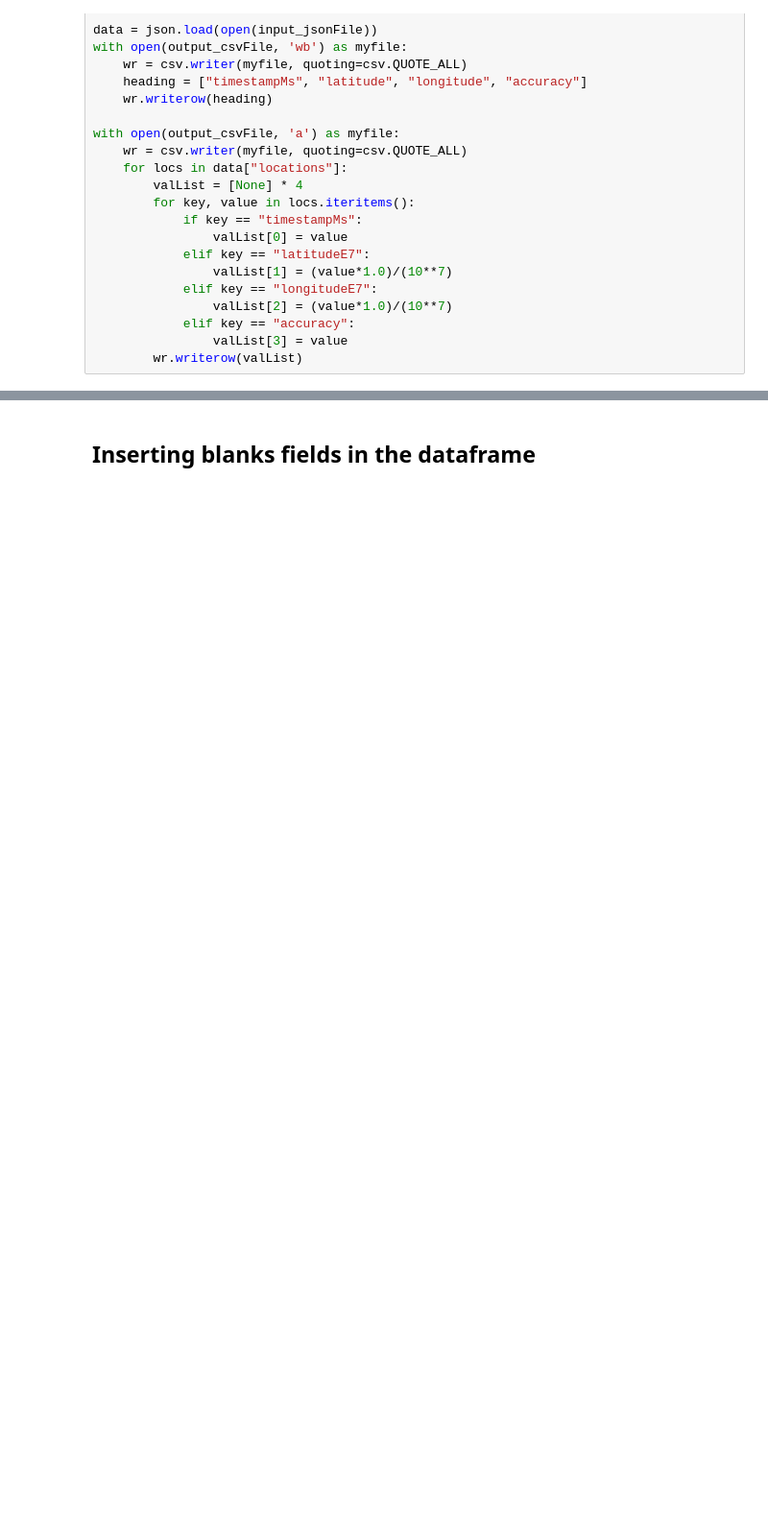
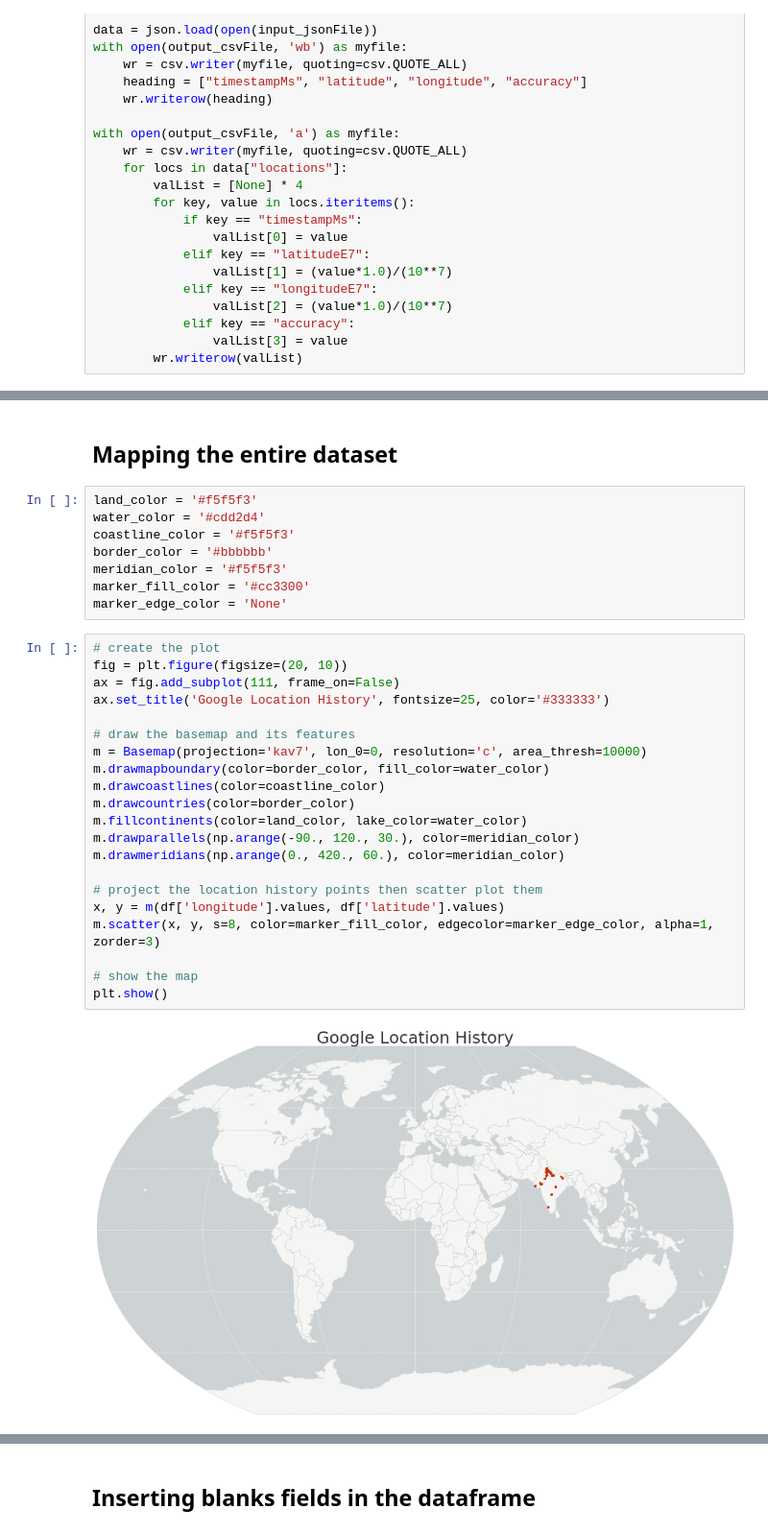
Before and after one commit to guptashivam27/Explorify, a Jupyter notebook: Explorify - A Location Recommender.ipynb, the cells around one changed output, grey strips where cells are left out. Shown: that part at 96% size. Drawn from its saved outputs; the diff is of its cells as text; blank space fills up the shorter version.

```diff
--- a/Explorify - A Location Recommender.ipynb
+++ b/Explorify - A Location Recommender.ipynb
@@ -46 +74,34 @@ with open(output_csvFile, 'a') as myfile:
+# %% [markdown]
+## Mapping the entire dataset
+# %%
+land_color = '#f5f5f3'
+water_color = '#cdd2d4'
+coastline_color = '#f5f5f3'
+border_color = '#bbbbbb'
+meridian_color = '#f5f5f3'
+marker_fill_color = '#cc3300'
+marker_edge_color = 'None'
+# %%
+# create the plot
+fig = plt.figure(figsize=(20, 10))
+ax = fig.add_subplot(111, frame_on=False)
+ax.set_title('Google Location History', fontsize=25, color='#333333')
+
+# draw the basemap and its features
+m = Basemap(projection='kav7', lon_0=0, resolution='c', area_thresh=10000)
+m.drawmapboundary(color=border_color, fill_color=water_color)
+m.drawcoastlines(color=coastline_color)
+m.drawcountries(color=border_color)
+m.fillcontinents(color=land_color, lake_color=water_color)
+m.drawparallels(np.arange(-90., 120., 30.), color=meridian_color)
+m.drawmeridians(np.arange(0., 420., 60.), color=meridian_color)
+
+# project the location history points then scatter plot them
+x, y = m(df['longitude'].values, df['latitude'].values)
+m.scatter(x, y, s=8, color=marker_fill_color, edgecolor=marker_edge_color, alpha=1, zorder=3)
+
+# show the map
+plt.show()
+# %% [output]
+[figure, added]
 # %% [markdown]
```
Also changed, not shown: parts of 15 cells of this notebook.
